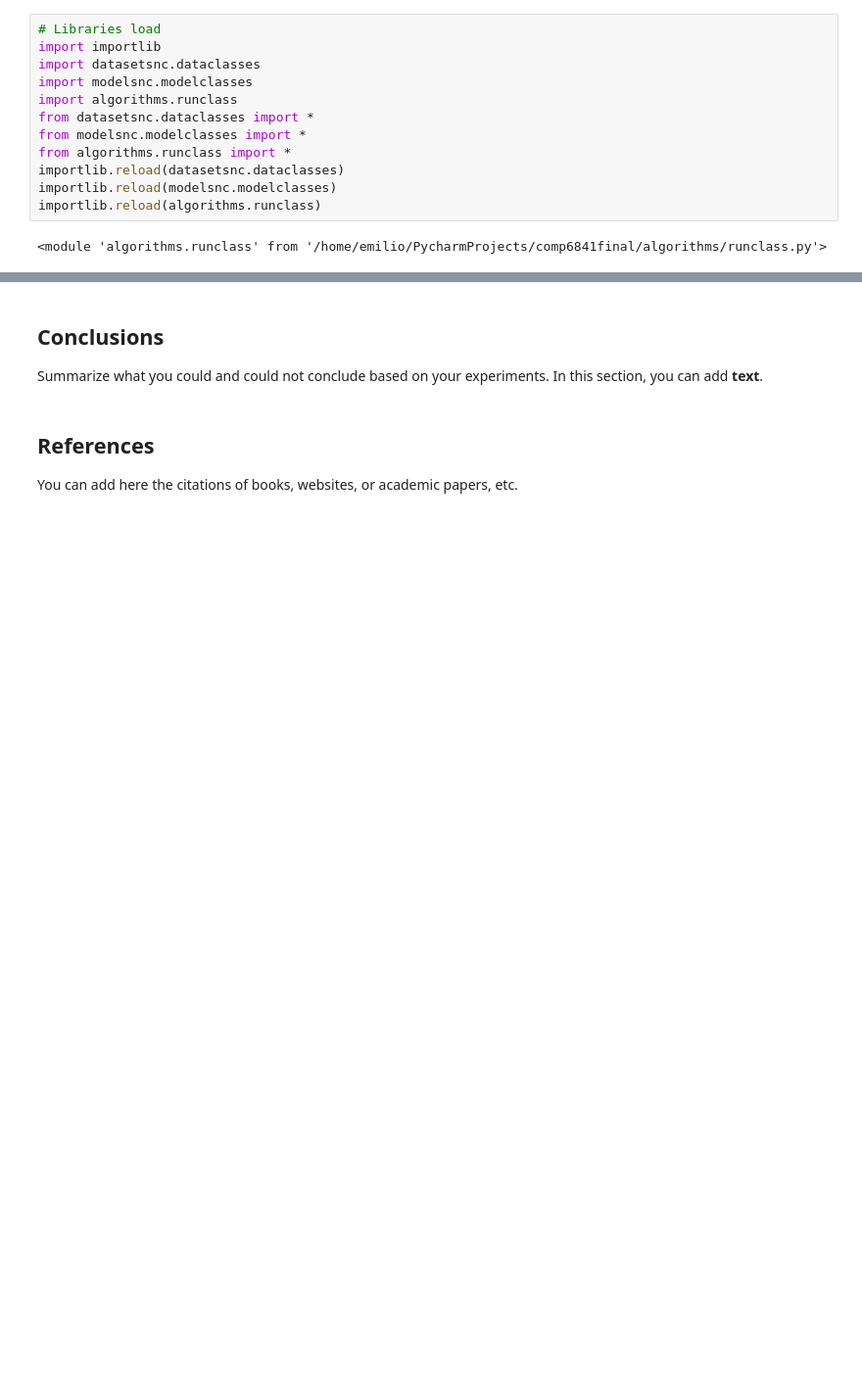
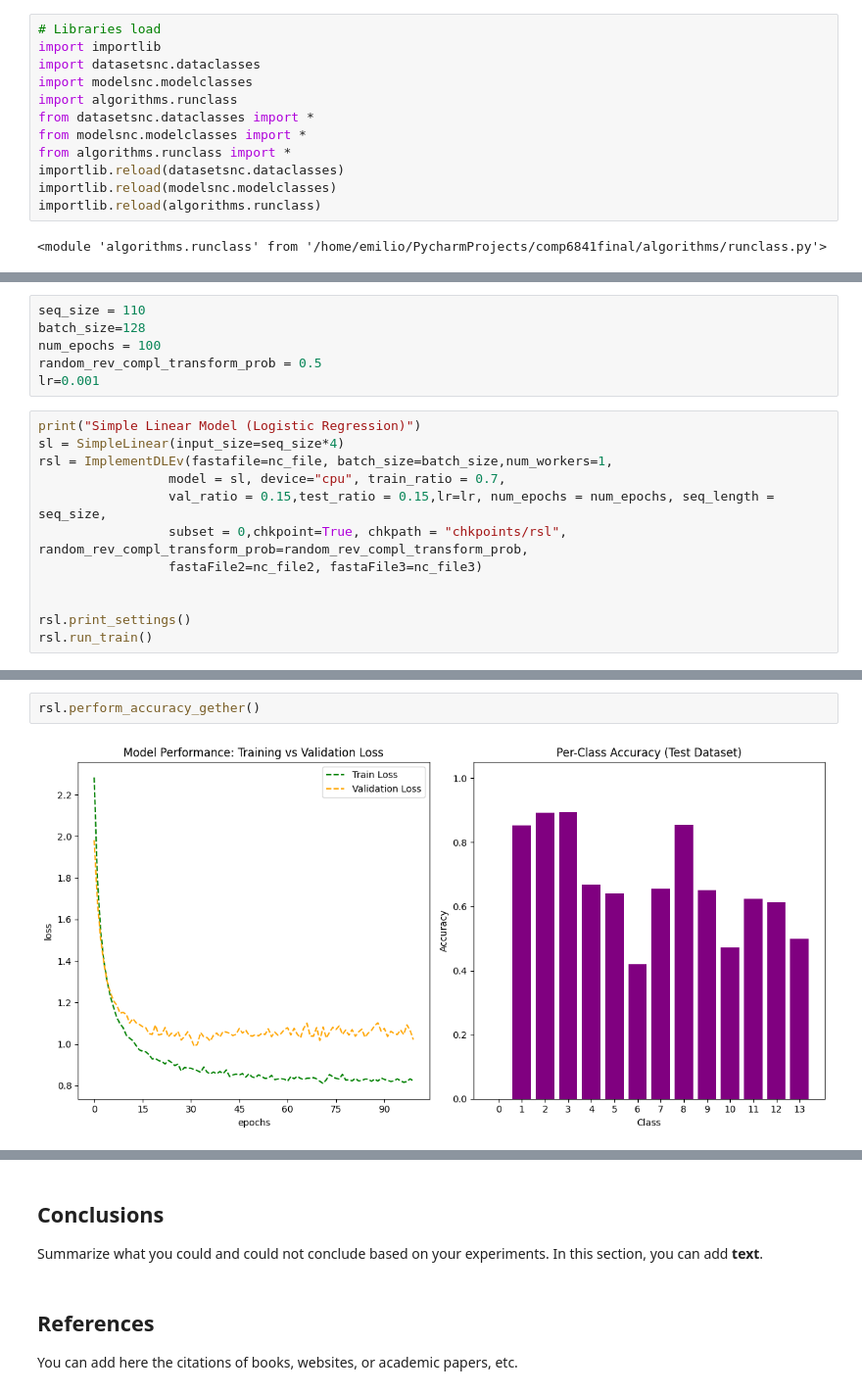
Before and after one commit to devantmarie/comp6841final, a Jupyter notebook: Project_emilio_vello.ipynb, the cells around one changed output, grey strips where cells are left out. Shown: that part at 98% size. Cells and saved outputs as stored; diff of their text form; blank space fills up the shorter version.

Commit message:
After first batch of results

```diff
--- a/Project_emilio_vello.ipynb
+++ b/Project_emilio_vello.ipynb
@@ -157,0 +174,18 @@ Final Test Class Accuracy:  [0, 1.0, 0, 0, 0, 0, 0, 0, 0, 0, 0, 0, 0, 0]
+# %%
+seq_size = 110
+batch_size=128
+num_epochs = 100
+random_rev_compl_transform_prob = 0.5
+lr=0.001
+# %%
+print("Simple Linear Model (Logistic Regression)")
+sl = SimpleLinear(input_size=seq_size*4)
+rsl = ImplementDLEv(fastafile=nc_file, batch_size=batch_size,num_workers=1,
+                 model = sl, device="cpu", train_ratio = 0.7,
+                 val_ratio = 0.15,test_ratio = 0.15,lr=lr, num_epochs = num_epochs, seq_length = seq_size,
+                 subset = 0,chkpoint=True, chkpath = "chkpoints/rsl", random_rev_compl_transform_prob=random_rev_compl_transform_prob,
+                 fastaFile2=nc_file2, fastaFile3=nc_file3)
+
+
+rsl.print_settings()
+rsl.run_train()
@@ -158 +210,5 @@ Final Test Class Accuracy:  [0, 1.0, 0, 0, 0, 0, 0, 0, 0, 0, 0, 0, 0, 0]
+# %%
+rsl.perform_accuracy_gether()
+# %% [output]
+[figure, added]
 # %%
```
Also changed, not shown: parts of 33 cells of this notebook, 3 other files.
